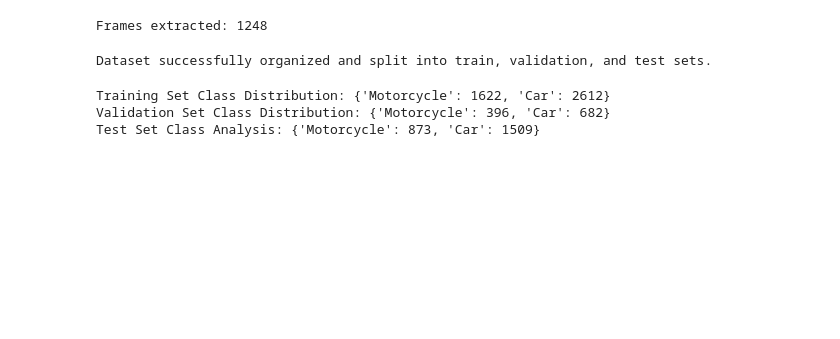
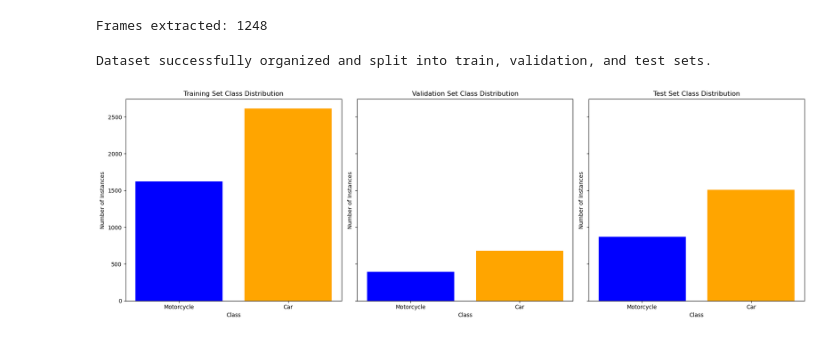
Before and after one commit to Daphne210/computer-vision-exam, a Jupyter notebook: CNN.ipynb, the cells around one changed output. Cells and saved outputs as stored; diff of their text form; code cells hidden in the pictures; blank space fills up the shorter version.

```diff
--- a/CNN.ipynb
+++ b/CNN.ipynb
@@ -88,37 +83,48 @@ Dataset successfully organized and split into train, validation, and test sets.
 # %%
 import os
 import xml.etree.ElementTree as ET
+import matplotlib.pyplot as plt
 
 def count_classes(directory):
     class_counts = {}
     annotation_dir = os.path.join(directory, 'Annotations')
 
     for filename in os.listdir(annotation_dir):
         if filename.endswith('.xml'):
             path = os.path.join(annotation_dir, filename)
             tree = ET.parse(path)
             root = tree.getroot()
             for member in root.findall('object'):
                 class_name = member.find('name').text
                 if class_name in class_counts:
                     class_counts[class_name] += 1
                 else:
                     class_counts[class_name] = 1
 
     return class_counts
 
-# Path to your dataset directory
+# Path to the dataset directory
 base_dir = 'D:/Users HP/Downloads/cnn'
 
-# Count classes in each dataset split
+# Counting classes in each dataset split
 train_counts = count_classes(os.path.join(base_dir, 'train'))
 val_counts = count_classes(os.path.join(base_dir, 'val'))
 test_counts = count_classes(os.path.join(base_dir, 'test'))
 
-print("Training Set Class Distribution:", train_counts)
-print("Validation Set Class Distribution:", val_counts)
-print("Test Set Class Analysis:", test_counts)
+# Plotting the class distributions
+fig, axes = plt.subplots(1, 3, figsize=(18, 6), sharey=True)
+
+def plot_distribution(ax, counts, title):
+    ax.bar(counts.keys(), counts.values(), color=['blue', 'orange'])
+    ax.set_title(title)
+    ax.set_ylabel('Number of Instances')
+    ax.set_xlabel('Class')
+
+plot_distribution(axes[0], train_counts, 'Training Set Class Distribution')
+plot_distribution(axes[1], val_counts, 'Validation Set Class Distribution')
+plot_distribution(axes[2], test_counts, 'Test Set Class Distribution')
+
+plt.tight_layout()
+plt.show()
 # %% [output]
-Training Set Class Distribution: {'Motorcycle': 1622, 'Car': 2612}
-Validation Set Class Distribution: {'Motorcycle': 396, 'Car': 682}
-Test Set Class Analysis: {'Motorcycle': 873, 'Car': 1509}
+[figure, added]
```
Also changed, not shown: parts of 7 cells of this notebook, 2 other files.
